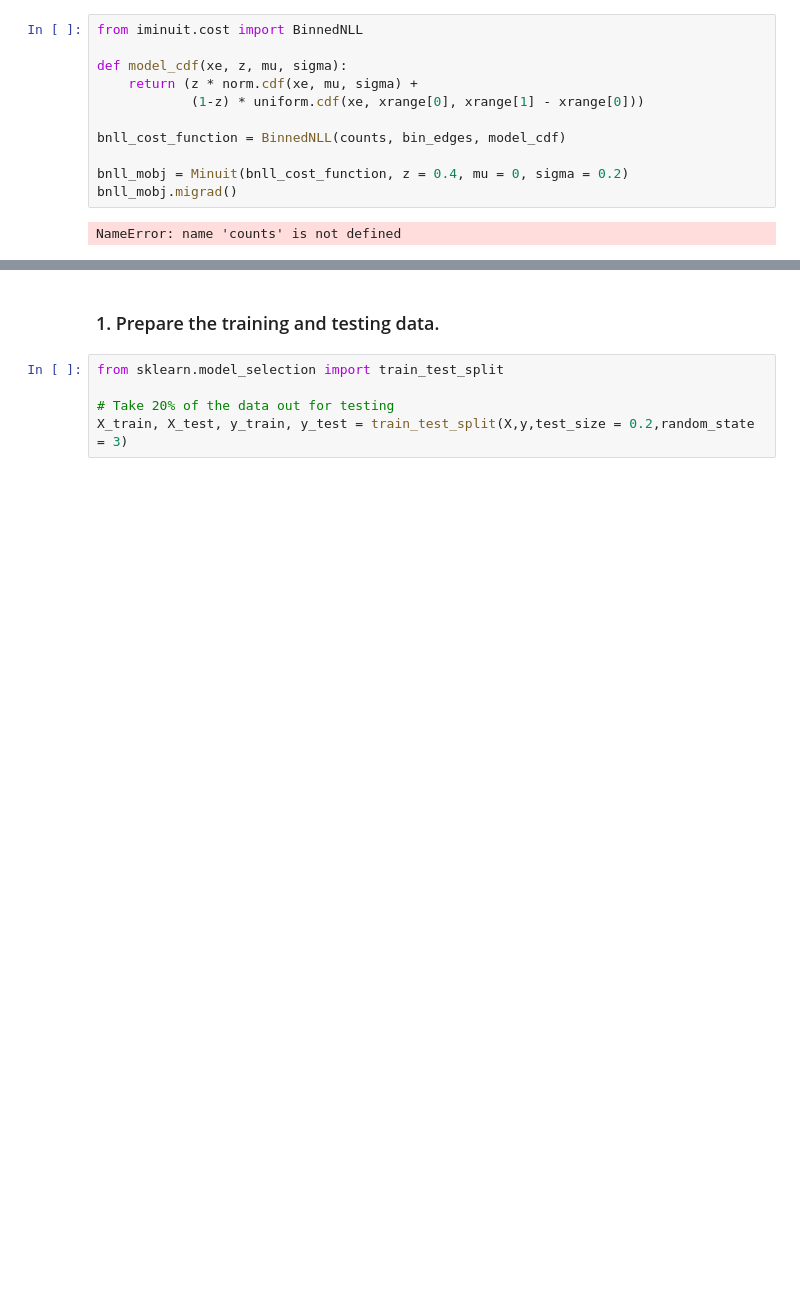
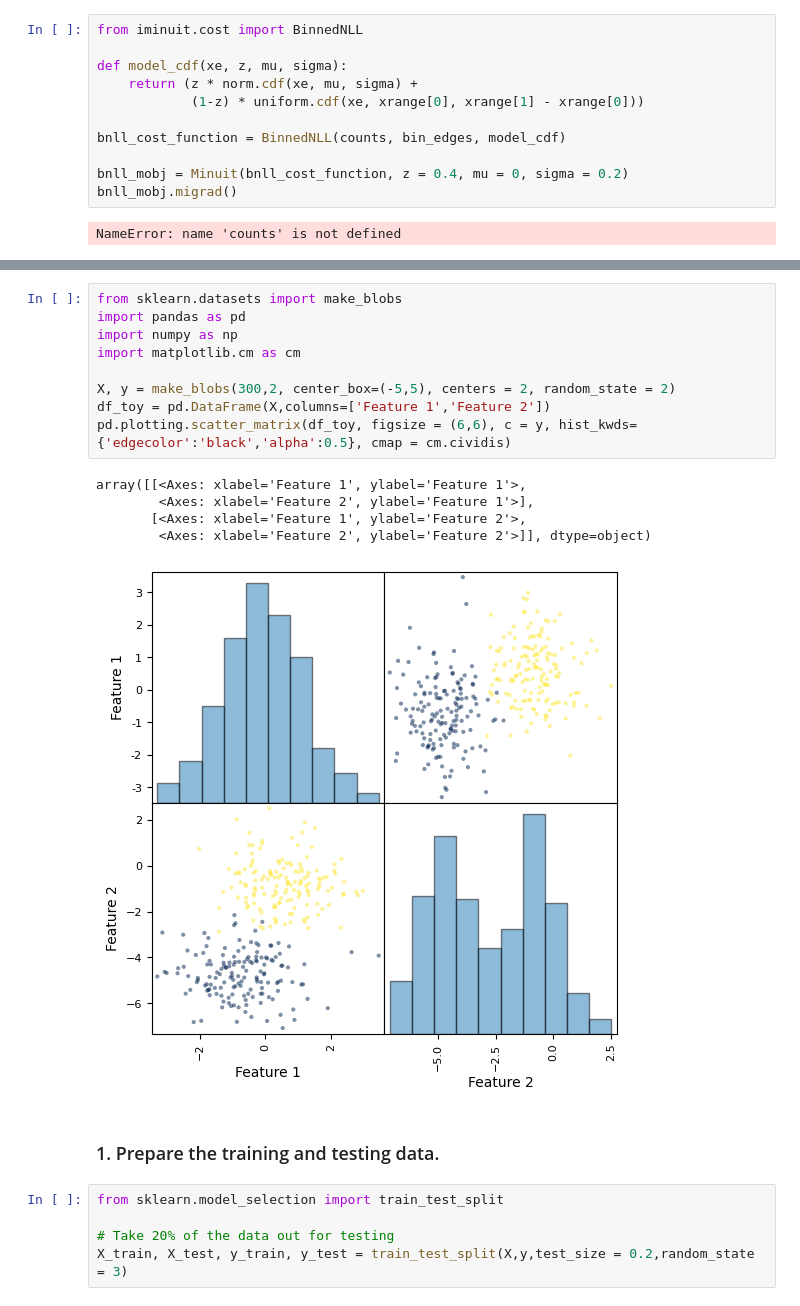
Before and after one commit to Cissi07/DSML-Prep, a Jupyter notebook: DSML_code_shared.ipynb, the cells around one changed output, grey strips where cells are left out. Drawn from its saved outputs; the diff is of its cells as text; blank space fills up the shorter version.

```diff
--- a/DSML_code_shared.ipynb
+++ b/DSML_code_shared.ipynb
@@ -833,3 +897,18 @@ NameError: name 'counts' is not defined
+# %%
+from sklearn.datasets import make_blobs
+import pandas as pd
+import numpy as np
+import matplotlib.cm as cm
+
+X, y = make_blobs(300,2, center_box=(-5,5), centers = 2, random_state = 2)
+df_toy = pd.DataFrame(X,columns=['Feature 1','Feature 2'])
+pd.plotting.scatter_matrix(df_toy, figsize = (6,6), c = y, hist_kwds={'edgecolor':'black','alpha':0.5}, cmap = cm.cividis)
+# %% [output]
+array([[<Axes: xlabel='Feature 1', ylabel='Feature 1'>,
+        <Axes: xlabel='Feature 2', ylabel='Feature 1'>],
+       [<Axes: xlabel='Feature 1', ylabel='Feature 2'>,
+        <Axes: xlabel='Feature 2', ylabel='Feature 2'>]], dtype=object)
+[figure, added]
 # %% [markdown]
 ### 1. Prepare the training and testing data.
 # %%
```
Also changed, not shown: parts of 65 cells of this notebook.
